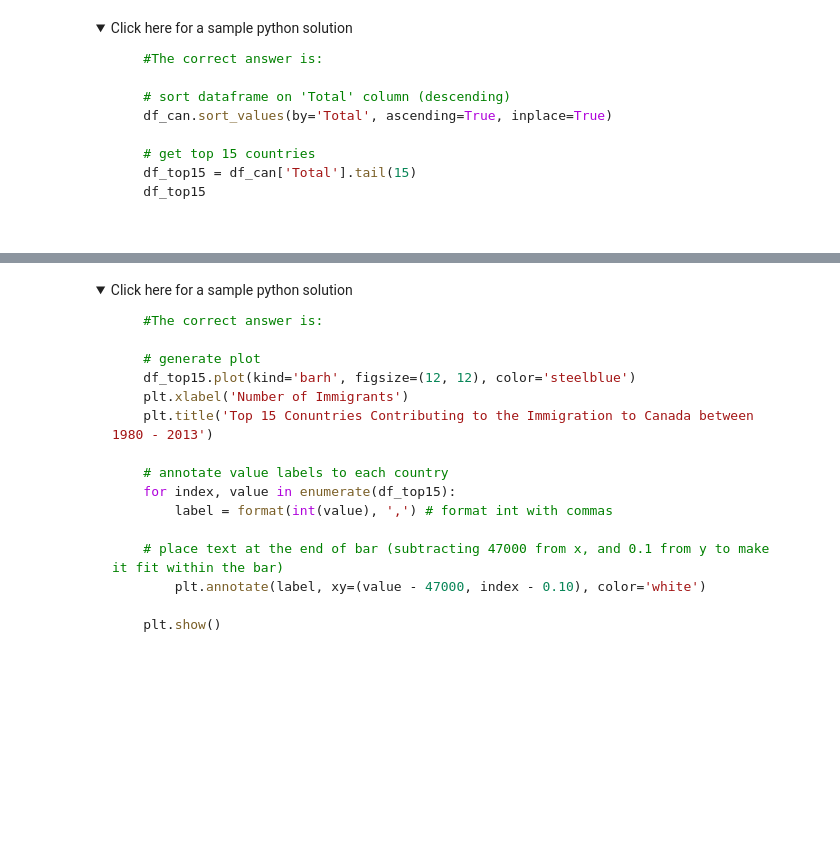
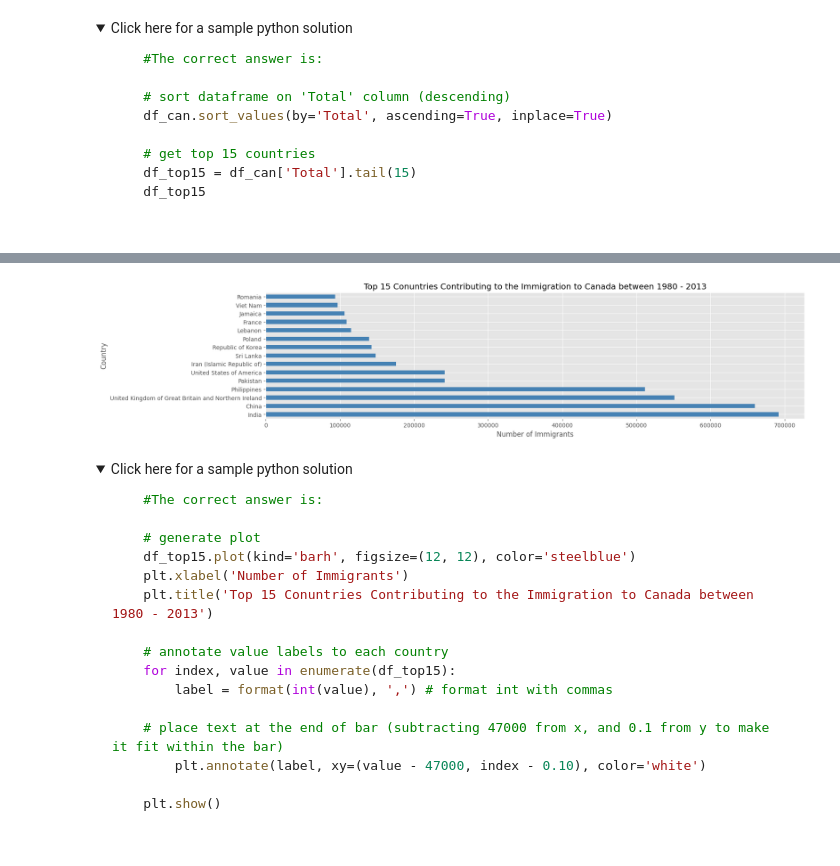
Before and after one commit to Vitalyastiy/courses, a Jupyter notebook: IBM/Vis_W2-Exercise-Area-Plots-Histograms-and-Bar-Charts.ipynb, the cells around one changed output, grey strips where cells are left out. Cells and saved outputs as stored; diff of their text form; code cells hidden in the pictures; folded sections open; blank space fills up the shorter version.

```diff
--- a/IBM/Vis_W2-Exercise-Area-Plots-Histograms-and-Bar-Charts.ipynb
+++ b/IBM/Vis_W2-Exercise-Area-Plots-Histograms-and-Bar-Charts.ipynb
@@ -711,2 +724,5 @@ Step 1: Get the data pertaining to the top 15 countries.
 # %%
 ### type your answer here
+
+t = df_can.sort_values(by = 'Total', ascending = False).head(15)['Total']
+t
@@ -737,3 +769,19 @@ Step 2: Plot data:
+# %%
+  ### type your answer here
+
+t.T.plot(kind = 'barh',figsize=(17, 4), color='steelblue')
+plt.xlabel('Number of Immigrants')
+plt.title('Top 15 Conuntries Contributing to the Immigration to Canada between 1980 - 2013')
+# annotate value labels to each country
+for index, value in enumerate(df_top15):
+    label = format(int(value), ',') # format int with commas
+
+# поместите текст в конце строки (вычитая 47000 из x и 0,1 из y, чтобы он поместился внутри строки)
+    plt.annotate(label, xy=(value - 47000, index - 0.10), color='black')
+
+plt.show()
+# %% [output]
+[figure, added]
 # %% [markdown]
 <details><summary>Click here for a sample python solution</summary>
 
```
Also changed, not shown: parts of 20 cells of this notebook.
